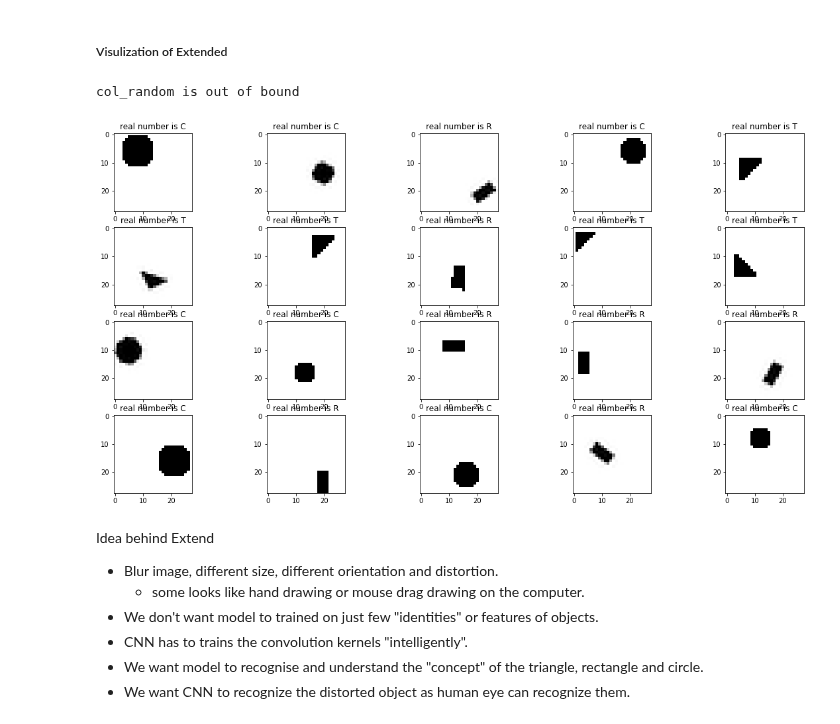
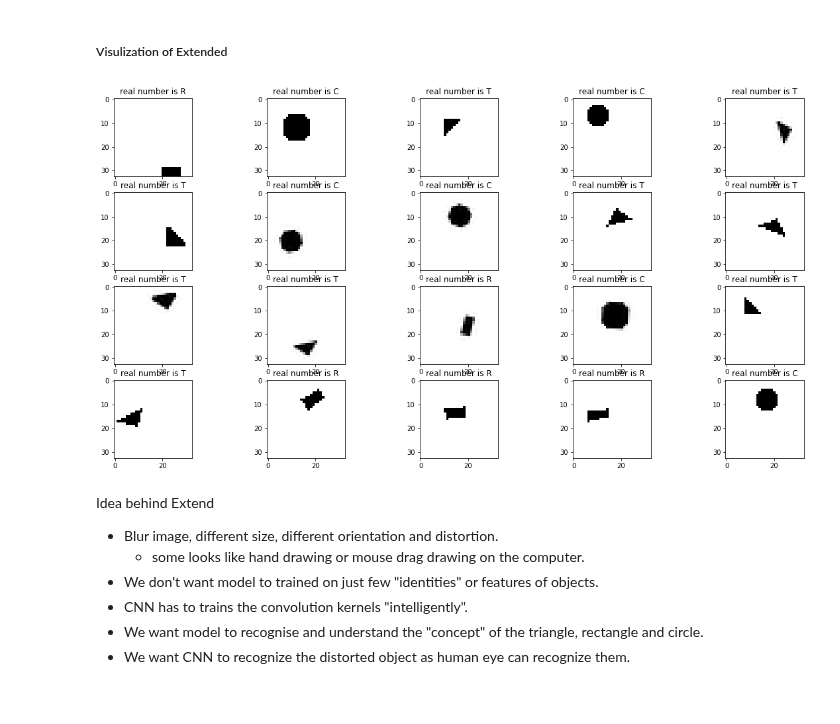
Before and after one commit to wdon021/From_Colab, a Jupyter notebook: Assignment3_Extend.ipynb, the cells around one changed output. Drawn from its saved outputs; the diff is of its cells as text; code cells hidden in the pictures.

```diff
--- a/Assignment3_Extend.ipynb
+++ b/Assignment3_Extend.ipynb
@@ -113,13 +127,13 @@ def triang_ang(sizes, x, y):
   new_data = np.asarray(img)
   return new_data
 # %%
-def triang_ran(size, color, diagonals = -1):
+def triang_ran(size, recsize, color, diagonals = -1):
   data = np.zeros((size, size), dtype = np.uint8)
   # define a rectangle
-  start_x, start_y, rows, cols = rect_x_y(8, 8)
+  start_x, start_y, rows, cols = rect_x_y(recsize, recsize)
   # print([start_x, start_y, rows, cols])
-  while((rows >=28)|(cols >=28)):
-    start_x, start_y, rows, cols = rect_x_y(8, 8)
+  while((rows >=size)|(cols >=size)):
+    start_x, start_y, rows, cols = rect_x_y(recsize, recsize)
   # print([start_x, start_y, rows, cols])
   data[start_x:rows, start_y:cols] = color
   # return lower triangle of rectangle
@@ -134,12 +148,12 @@ def triang_ran(size, color, diagonals = -1):
   return data
   # return data.flatten()
 # %%
-def combine_trian(sizes):
+def combine_trian(sizes, recsize):
   data = np.zeros((sizes, sizes), dtype = np.uint8)
   if(np.random.random()<= 0.33333333333333333):
-    data = triang_ang(sizes =sizes, x = 14+np.round(np.random.uniform(-1,1)*3), y =14+np.round(np.random.uniform(-1,1)*3))
+    data = triang_ang(sizes =sizes, recsize= recsize, x = 14+np.round(np.random.uniform(-1,1)*3), y =14+np.round(np.random.uniform(-1,1)*3))
   else:
-    data = triang_ran(sizes, 255)
+    data = triang_ran(sizes, recsize = recsize,color =  255)
   # img = im.fromarray(data)
   return data.flatten()
 # %%
@@ -149,38 +163,37 @@ def random_shape():
   prob = np.random.random_sample()
   # print(prob)
   if(prob<= 0.33333333333333333):
-    data = create_circle_random(size = 28,radius= (5+np.round(np.random.uniform(-1,1))))
+    data = create_circle_random(size = 33,radius= (5+np.round(np.random.uniform(-1,1))))
     name = "C"
   elif((prob> 0.33333333333333333) & (prob<= 0.66666666666666666)):
-    data = combine_rect(sizes = 28)
+    data = combine_rect(sizes = 33, width = 4, height = 8)
     name = "R"
   else:
-    data = combine_trian(sizes = 28)
+    data = combine_trian(sizes = 33, recsize = 8)
     name = 'T'
   return data, name
 # %%
-def random_generate(size):
+def random_generate(size, img_size):
   shape_vect = []
   shape_name = []
   for i in range(size):
     s_vect, s_name = random_shape()
     shape_vect.append(s_vect)
     shape_name.append(s_name)
-  num_2d_shape = np.array(shape_vect).reshape(-1, 784)
+  num_2d_shape = np.array(shape_vect).reshape(-1, img_size* img_size)
   return num_2d_shape, shape_name
 # %% [markdown]
 ##### Visulization of Extended
 # %%
-train_shape, train_name =  random_generate(size = 20)
-train_shape__ = train_shape.reshape(train_shape.shape[0], 28, 28)
+train_shape1, train_name1 =  random_generate(size = 20, img_size=33)
+train_shape__ = train_shape1.reshape(train_shape1.shape[0], 33, 33)
 fig, axis = plt.subplots(4, 5, figsize = (20, 10))
 for i, ax in enumerate(axis.flat):
   ax.imshow(train_shape__[i], cmap = 'binary')
   # digit = y_train[i].argmax()
-  ax.set(title = f"real number is {train_name[i]}")
+  ax.set(title = f"real number is {train_name1[i]}")
 # %% [output]
-col_random is out of bound
-[figure, old version]
+[figure, new version]
 # %% [markdown]
 Idea behind Extend
 - Blur image, different size, different orientation and distortion.
```
Also changed, not shown: parts of 36 cells of this notebook.
